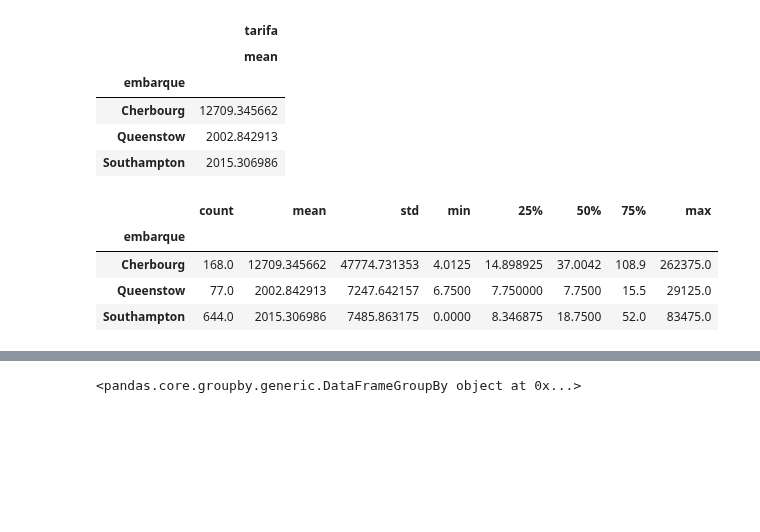
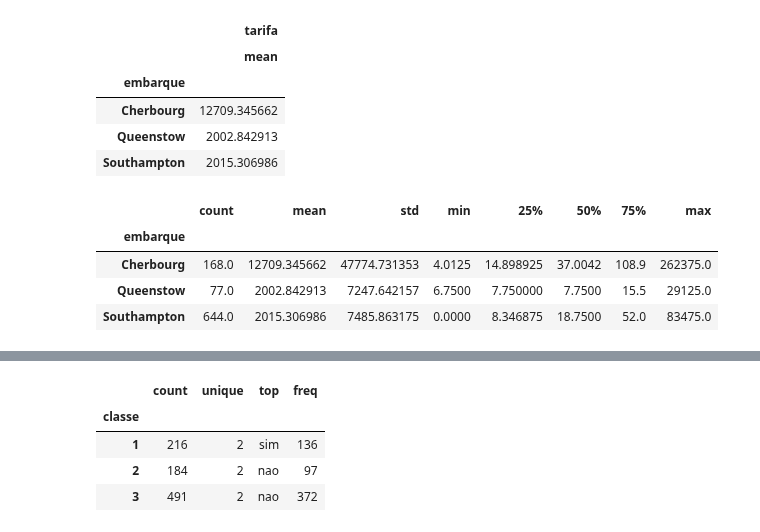
Before and after one commit to renankalil/intro_python_verao_ime_2023, a Jupyter notebook: exercicios/exercicio02.ipynb, the cells around one changed output, grey strips where cells are left out. Saved outputs shown, nothing was run; the diff lists cells and outputs as text; code cells hidden in the pictures; blank space fills up the shorter version.

```diff
--- a/exercicios/exercicio02.ipynb
+++ b/exercicios/exercicio02.ipynb
@@ -163,6 +163,10 @@ df.groupby(['classe']).count()
 | 3 | 491 | 491 | 491 | 491 | 355 | 491 | 491 | 491 | ... |
 # %%
 # questão 11
-df.groupby(['classe', 'sobreviveu'])
+df.groupby('classe')['sobreviveu'].describe()
 # %% [output]
-<pandas.core.groupby.generic.DataFrameGroupBy object at 0x...>
+|  | count | unique | top | freq |
+| classe |  |  |  |  |
+| 1 | 216 | 2 | sim | 136 |
+| 2 | 184 | 2 | nao | 97 |
+| 3 | 491 | 2 | nao | 372 |
```
Also changed, not shown: parts of 3 cells of this notebook.
